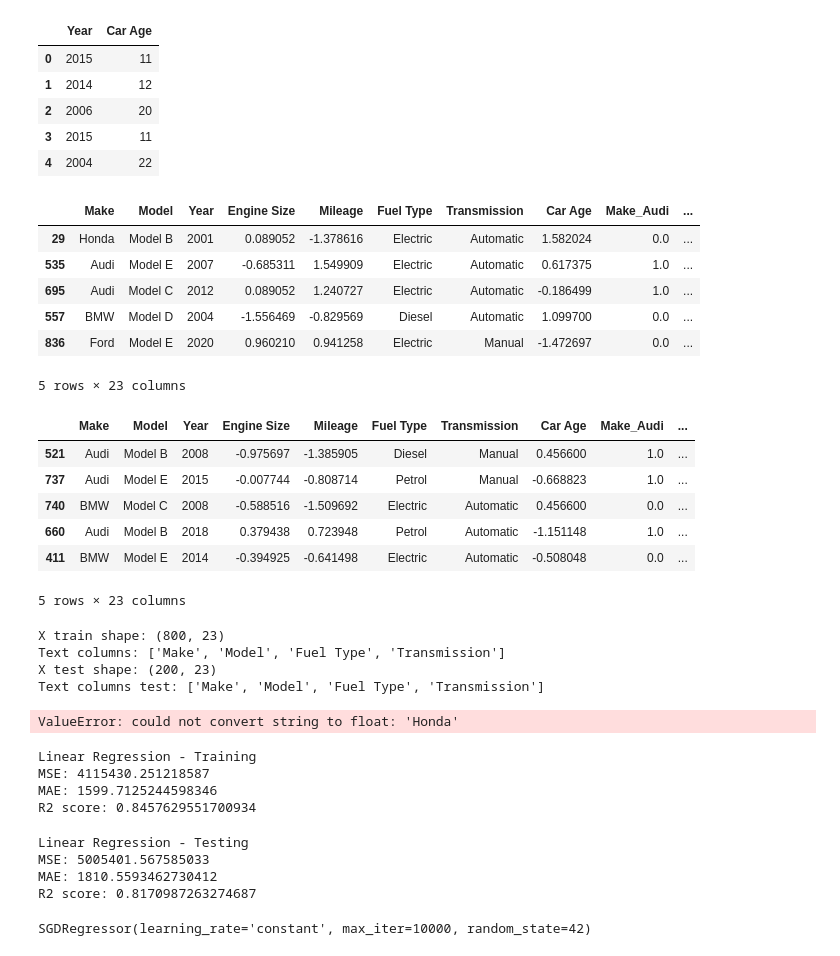
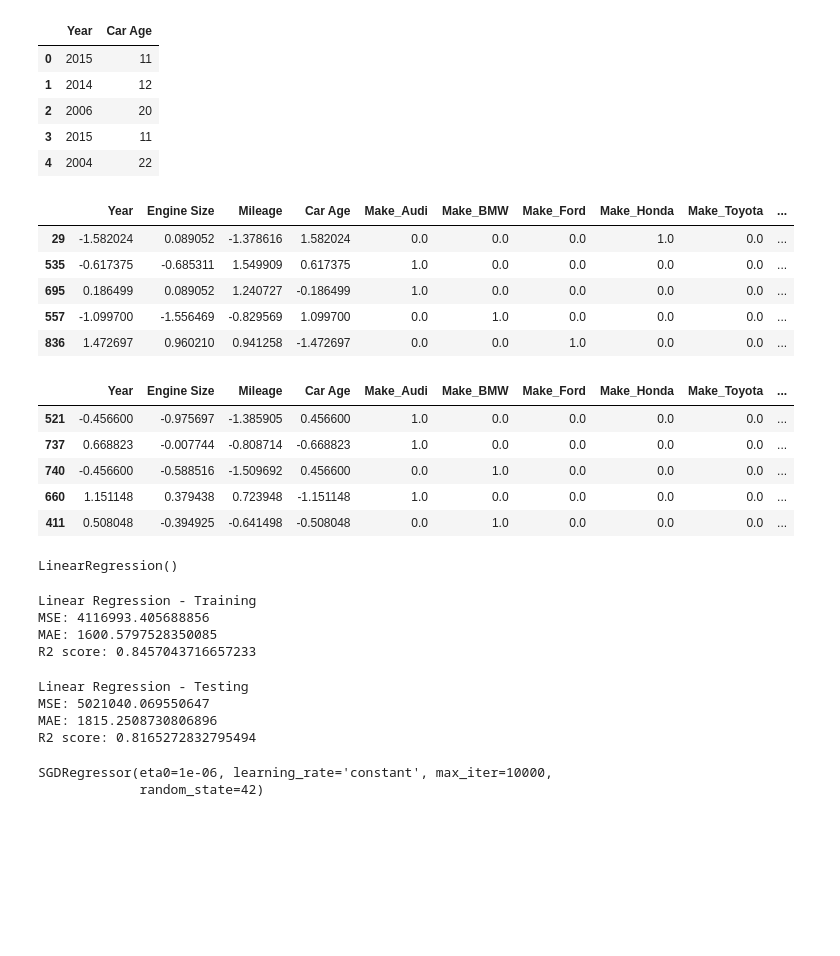
Before and after one commit to alaaabohassan/Car-Price-Prediction, a Jupyter notebook: regression_task_W3.ipynb, the cells around one changed output. Saved outputs shown, nothing was run; the diff lists cells and outputs as text; code cells hidden in the pictures; blank space fills up the shorter version.

```diff
--- a/regression_task_W3.ipynb
+++ b/regression_task_W3.ipynb
@@ -214,45 +211,38 @@ x_test=pd.concat([x_test,test_encoded],axis=1)
+# %%
+x_train = pd.concat([x_train, train_encoded], axis=1)
+x_test = pd.concat([x_test, test_encoded], axis=1)
+
+x_train = x_train.drop(columns=cat_cols)
+x_test = x_test.drop(columns=cat_cols)
 # %%
 x_train=x_train.loc[:, ~x_train.columns.duplicated()]
 x_test=x_test.loc[:, ~x_test.columns.duplicated()]
 # %%
 scaler=StandardScaler()
-num_cols=['Engine Size','Mileage','Car Age']
+num_cols=['Year','Engine Size','Mileage','Car Age']
 x_train[num_cols]=scaler.fit_transform(x_train[num_cols])
 x_test[num_cols]=scaler.transform(x_test[num_cols])
 
 display(x_train.head())
 display(x_test.head())
 # %% [output]
-|  | Make | Model | Year | Engine Size | Mileage | Fuel Type | Transmission | Car Age | Make_Audi | ... |
-| 29 | Honda | Model B | 2001 | 0.089052 | -1.378616 | Electric | Automatic | 1.582024 | 0.0 | ... |
-| 535 | Audi | Model E | 2007 | -0.685311 | 1.549909 | Electric | Automatic | 0.617375 | 1.0 | ... |
-| 695 | Audi | Model C | 2012 | 0.089052 | 1.240727 | Electric | Automatic | -0.186499 | 1.0 | ... |
-| 557 | BMW | Model D | 2004 | -1.556469 | -0.829569 | Diesel | Automatic | 1.099700 | 0.0 | ... |
-| 836 | Ford | Model E | 2020 | 0.960210 | 0.941258 | Electric | Manual | -1.472697 | 0.0 | ... |
+|  | Year | Engine Size | Mileage | Car Age | Make_Audi | Make_BMW | Make_Ford | Make_Honda | Make_Toyota | ... |
+| 29 | -1.582024 | 0.089052 | -1.378616 | 1.582024 | 0.0 | 0.0 | 0.0 | 1.0 | 0.0 | ... |
+| 535 | -0.617375 | -0.685311 | 1.549909 | 0.617375 | 1.0 | 0.0 | 0.0 | 0.0 | 0.0 | ... |
+| 695 | 0.186499 | 0.089052 | 1.240727 | -0.186499 | 1.0 | 0.0 | 0.0 | 0.0 | 0.0 | ... |
+| 557 | -1.099700 | -1.556469 | -0.829569 | 1.099700 | 0.0 | 1.0 | 0.0 | 0.0 | 0.0 | ... |
+| 836 | 1.472697 | 0.960210 | 0.941258 | -1.472697 | 0.0 | 0.0 | 1.0 | 0.0 | 0.0 | ... |
-5 rows × 23 columns
-|  | Make | Model | Year | Engine Size | Mileage | Fuel Type | Transmission | Car Age | Make_Audi | ... |
-| 521 | Audi | Model B | 2008 | -0.975697 | -1.385905 | Diesel | Manual | 0.456600 | 1.0 | ... |
-| 737 | Audi | Model E | 2015 | -0.007744 | -0.808714 | Petrol | Manual | -0.668823 | 1.0 | ... |
-| 740 | BMW | Model C | 2008 | -0.588516 | -1.509692 | Electric | Automatic | 0.456600 | 0.0 | ... |
-| 660 | Audi | Model B | 2018 | 0.379438 | 0.723948 | Petrol | Automatic | -1.151148 | 1.0 | ... |
-| 411 | BMW | Model E | 2014 | -0.394925 | -0.641498 | Electric | Automatic | -0.508048 | 0.0 | ... |
+|  | Year | Engine Size | Mileage | Car Age | Make_Audi | Make_BMW | Make_Ford | Make_Honda | Make_Toyota | ... |
+| 521 | -0.456600 | -0.975697 | -1.385905 | 0.456600 | 1.0 | 0.0 | 0.0 | 0.0 | 0.0 | ... |
+| 737 | 0.668823 | -0.007744 | -0.808714 | -0.668823 | 1.0 | 0.0 | 0.0 | 0.0 | 0.0 | ... |
+| 740 | -0.456600 | -0.588516 | -1.509692 | 0.456600 | 0.0 | 1.0 | 0.0 | 0.0 | 0.0 | ... |
+| 660 | 1.151148 | 0.379438 | 0.723948 | -1.151148 | 1.0 | 0.0 | 0.0 | 0.0 | 0.0 | ... |
+| 411 | 0.508048 | -0.394925 | -0.641498 | -0.508048 | 0.0 | 1.0 | 0.0 | 0.0 | 0.0 | ... |
-5 rows × 23 columns
-# %%
-print("X train shape:", x_train.shape)
-print("Text columns:", x_train.select_dtypes(include='object').columns.tolist())
-
-print("X test shape:", x_test.shape)
-print("Text columns test:", x_test.select_dtypes(include='object').columns.tolist())
-# %% [output]
-X train shape: (800, 23)
-Text columns: ['Make', 'Model', 'Fuel Type', 'Transmission']
-X test shape: (200, 23)
-Text columns test: ['Make', 'Model', 'Fuel Type', 'Transmission']
 # %%
 lr=LinearRegression()
 lr.fit(x_train,y_train)
 # %% [output]
-ValueError: could not convert string to float: 'Honda'
+LinearRegression()
 # %%
 y_train_pred=lr.predict(x_train)
 print("Linear Regression - Training")
@@ -261,9 +251,9 @@ print("MAE:",mean_absolute_error(y_train,y_train_pred))
 print("R2 score:",r2_score(y_train,y_train_pred))
 # %% [output]
 Linear Regression - Training
-MSE: 4115430.251218587
-MAE: 1599.7125244598346
-R2 score: 0.8457629551700934
+MSE: 4116993.405688856
+MAE: 1600.5797528350085
+R2 score: 0.8457043716657233
 # %%
 y_test_pred=lr.predict(x_test)
 print("Linear Regression - Testing")
@@ -272,14 +262,15 @@ print("MAE:",mean_absolute_error(y_test,y_test_pred))
 print("R2 score:",r2_score(y_test,y_test_pred))
 # %% [output]
 Linear Regression - Testing
-MSE: 5005401.567585033
-MAE: 1810.5593462730412
-R2 score: 0.8170987263274687
+MSE: 5021040.069550647
+MAE: 1815.2508730806896
+R2 score: 0.8165272832795494
 # %%
-sgd_model=SGDRegressor(loss="squared_error",max_iter=10000,learning_rate="constant",eta0=0.01,random_state=42)
+sgd_model=SGDRegressor(loss="squared_error",max_iter=10000,learning_rate="constant",eta0=0.000001,random_state=42)
 sgd_model.fit(x_train,y_train)
 # %% [output]
-SGDRegressor(learning_rate='constant', max_iter=10000, random_state=42)
+SGDRegressor(eta0=1e-06, learning_rate='constant', max_iter=10000,
+             random_state=42)
 # %%
 y_train_pred_sgd=sgd_model.predict(x_train)
 print("SGDRegressor - Training")
```
Also changed, not shown: parts of 4 cells of this notebook.
